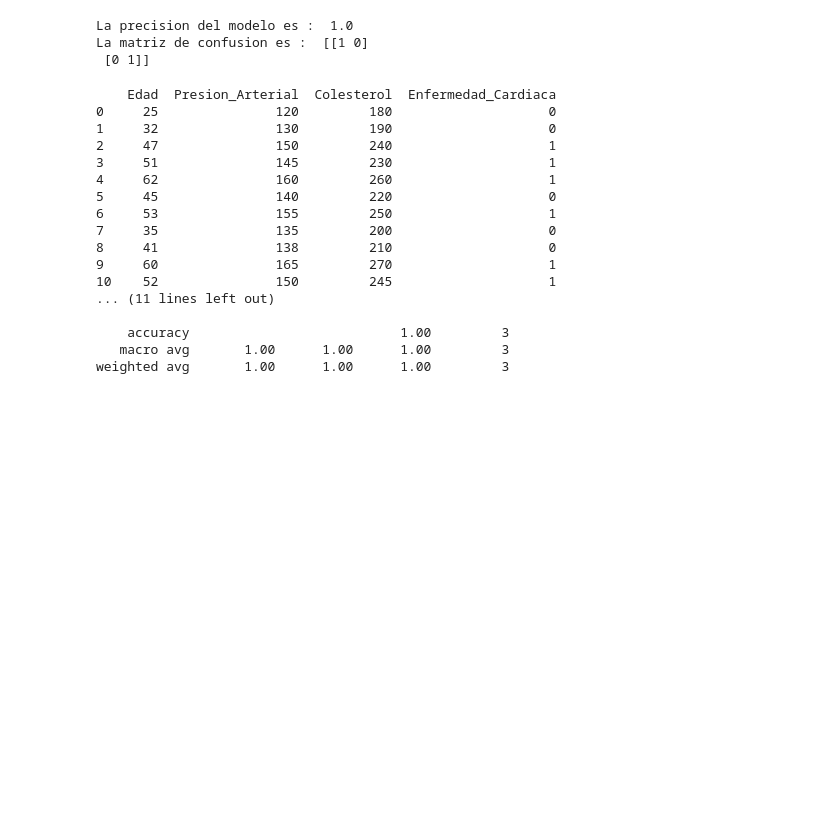
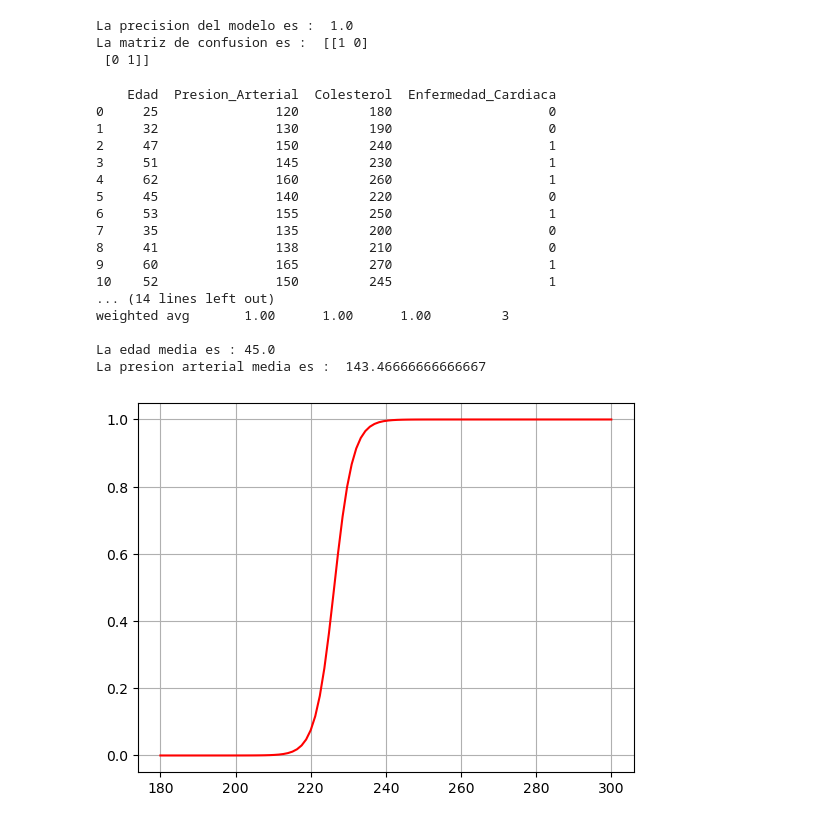
Before and after one commit to vizcardo1199/python-statitics, a Jupyter notebook: MODULO-2/Sesion18.ipynb, the cells around one changed output. Drawn from its saved outputs; the diff is of its cells as text; code cells hidden in the pictures; blank space fills up the shorter version.

```diff
--- a/MODULO-2/Sesion18.ipynb
+++ b/MODULO-2/Sesion18.ipynb
@@ -232,36 +232,45 @@ print('Reporte de clasificación : ' , report)
 #probabilídad de como cambia la enfermedad cardiaca al variar una sola variable ('Colesterol') manteniendo
 # las de mas constantes
 
-#generar valores de colesterol entre 180 y 300
+#generar valores de colesterol entre 180 y 300 , 100 lineas
 colesterol_range = np.linspace(180,300 , 100).reshape(-1,1)
 
 #usar los valores medios de edad y presion arterial
 edad_media = X['Edad'].mean()
+print('La edad media es :',edad_media)
 presion_media = X['Presion_Arterial'].mean()
+print('La presion arterial media es : ' ,presion_media )
+
+
+#[edad =45 , presion = 146 , colesterol [180-300]] o es 0 o es 1
+#
 
 #crear un array con las variables
 X_vis = np.hstack((np.full((100,1) , edad_media) , np.full((100,1) , presion_media) , colesterol_range))
 
 #calcular las probabilidades
 y_prob = model.predict_proba(X_vis)[: , 1]
 
 #graficar
-plt.plot()
+plt.plot(colesterol_range , y_prob , color='red')
+plt.grid()
+plt.show()
 # %% [output]
     Edad  Presion_Arterial  Colesterol  Enfermedad_Cardiaca
 0     25               120         180                    0
 1     32               130         190                    0
 2     47               150         240                    1
 3     51               145         230                    1
 4     62               160         260                    1
 5     45               140         220                    0
 6     53               155         250                    1
 7     35               135         200                    0
 8     41               138         210                    0
 9     60               165         270                    1
 10    52               150         245                    1
-... (11 lines left out)
+... (14 lines left out)
+weighted avg       1.00      1.00      1.00         3
 
-    accuracy                           1.00         3
-   macro avg       1.00      1.00      1.00         3
-weighted avg       1.00      1.00      1.00         3
+La edad media es : 45.0
+La presion arterial media es :  143.46666666666667
+[figure, added]
```
